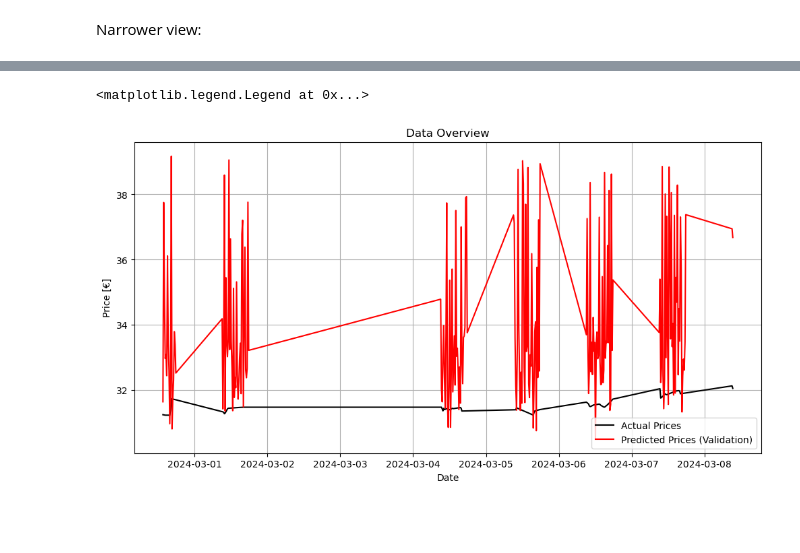
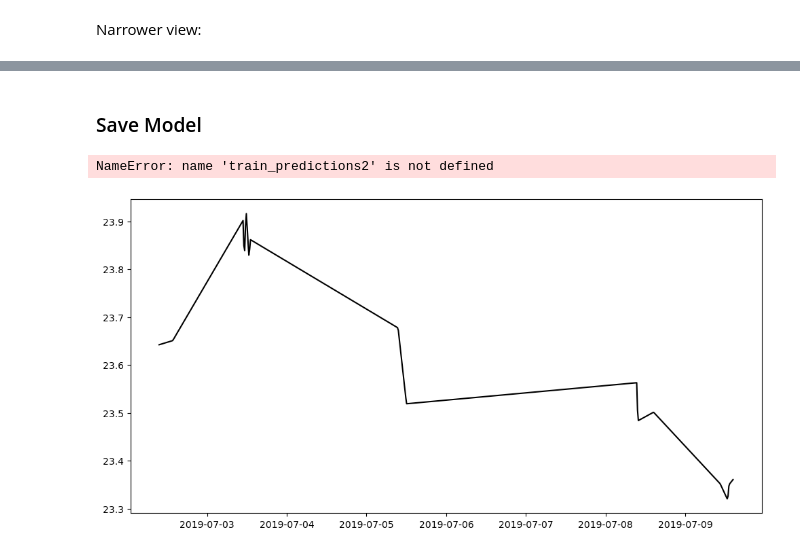
Before and after one commit to paulruesing/hybrid-rl-index-trading, a Jupyter notebook: notebooks/predictor_dev.ipynb, the cells around one changed output, grey strips where cells are left out. Cells and saved outputs as stored; diff of their text form; code cells hidden in the pictures; blank space fills up the shorter version.

```diff
--- a/notebooks/predictor_dev.ipynb
+++ b/notebooks/predictor_dev.ipynb
@@ -474,17 +505,21 @@ ax.legend()
+# %% [markdown]
+### Save Model
 # %%
-days_to_scrutinize = 200
-
-# plot result:
-fig, ax = plt.subplots(figsize=(12,6))
-ax.plot(dates_val[:days_to_scrutinize], normaliser.inverse_transform(Y_val[:days_to_scrutinize]), label='Actual Prices', color='black')
-#ax.plot(dates_train, normaliser.inverse_transform(train_predictions), label='Predicted Prices (Training)', color='blue')
-ax.plot(dates_val[:days_to_scrutinize], normaliser.inverse_transform(val_predictions[:days_to_scrutinize]), label='Predicted Prices (Validation)', color='red')
-
-ax.set_xlabel('Date')
-ax.set_ylabel('Price [€]')
-ax.set_title('Data Overview')
-ax.grid(True)
-ax.legend()
+torch.save(LSTMModel, SAVED_MODELS / 'model.pt')
-# %% [output]
-<matplotlib.legend.Legend at 0x...>
-[figure, removed]
+# %%
+days_to_scrutinize = 200
+
+# plot result:
+fig, ax = plt.subplots(figsize=(12,6))
+ax.plot(dates_train[:days_to_scrutinize], normaliser.inverse_transform(Y_train[:days_to_scrutinize]), label='Actual Prices', color='black')
+#ax.plot(dates_train, normaliser.inverse_transform(train_predictions), label='Predicted Prices (Training)', color='blue')
+ax.plot(dates_train[:days_to_scrutinize], normaliser.inverse_transform(train_predictions2[:days_to_scrutinize]), label='Predicted Prices (Training)', color='blue')
+
+ax.set_xlabel('Date')
+ax.set_ylabel('Price [€]')
+ax.set_title('Data Overview')
+ax.grid(True)
+ax.legend()
+# %% [output]
+NameError: name 'train_predictions2' is not defined
+[figure, added]
```
Also changed, not shown: parts of 21 cells of this notebook.
